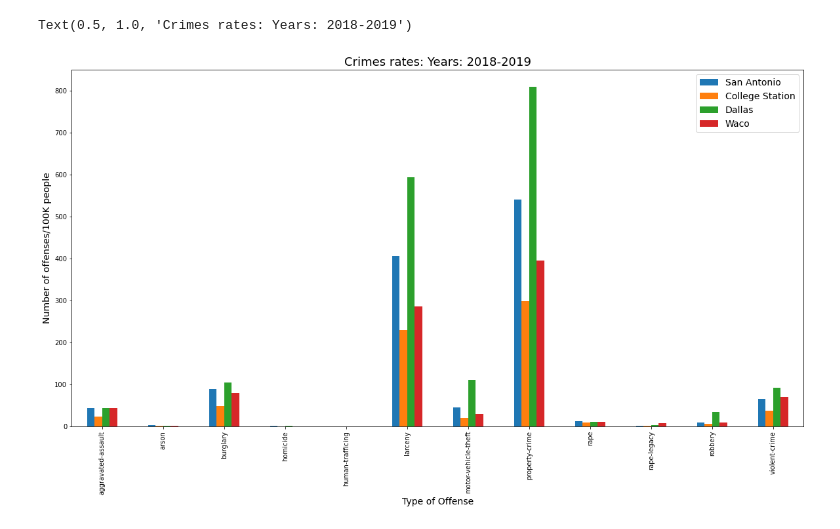
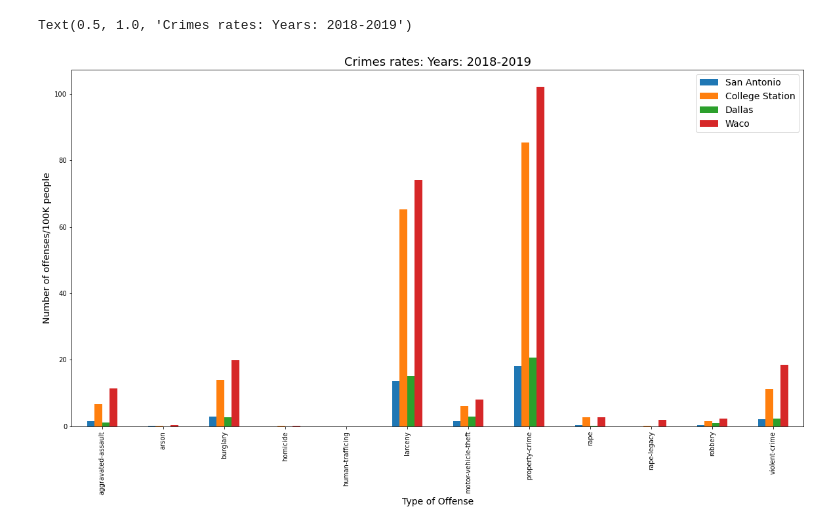
Before and after one commit to Aprieto7/Project-1, a Jupyter notebook: Crime_Data.ipynb, the cells around one changed output. Cells and saved outputs as stored; diff of their text form; code cells hidden in the pictures.

```diff
--- a/Crime_Data.ipynb
+++ b/Crime_Data.ipynb
@@ -172,0 +174,13 @@ by_countyoffense_df #df to analyze offenses for each county
+# %%
+def f(row):
+    if row.name[0]=="BEXAR":
+        return row['actual']/bexar_pop
+    elif row.name[0]=="BRAZOS":
+        return row['actual']/brazos_pop
+    elif row.name[0]=="DALLAS":
+        return row['actual']/dallas_pop
+    elif row.name[0]=="MCLENNAN":
+        return row['actual']/mc_pop
+a=by_countyoffense_df.apply(f,axis=1)
+by_countyoffense_pc_df=pd.DataFrame(a)
+by_countyoffense_pc_df
@@ -205,0 +239,13 @@ test
+# %%
+def f(row):
+    if row.name[1]=="BEXAR":
+        return row['actual']/bexar_pop
+    elif row.name[1]=="BRAZOS":
+        return row['actual']/brazos_pop
+    elif row.name[1]=="DALLAS":
+        return row['actual']/dallas_pop
+    elif row.name[1]=="MCLENNAN":
+        return row['actual']/mc_pop
+b=test.apply(f,axis=1)
+by_crime_pc_df=pd.DataFrame(b)
+by_crime_pc_df
@@ -206,13 +271,12 @@ test
 # %%
-plot2=test.unstack().plot(kind='bar', figsize=(20,10), fontsize=10 )
+plot2=by_crime_pc_df.unstack().plot(kind='bar', figsize=(20,10), fontsize=10 )
 plot2.legend(['San Antonio','College Station','Dallas','Waco'], fontsize=14)
 plt.xlabel("Type of Offense",fontsize=14)
 plt.ylabel("Number of offenses/100K people",fontsize=14)
 plt.title('Crimes rates: Years: 2018-2019',fontsize=18)
-plt.savefig("../figures/offense_per_capita")
 # %% [output]
 Text(0.5, 1.0, 'Crimes rates: Years: 2018-2019')
-[figure, old version]
+[figure, new version]
 # %%
 
 county_2018_df=merge_df[(merge_df.data_year==2018)]
```
Also changed, not shown: parts of 26 cells of this notebook.
